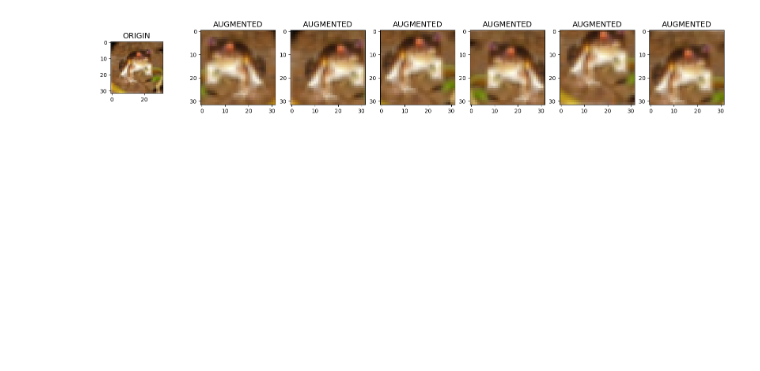
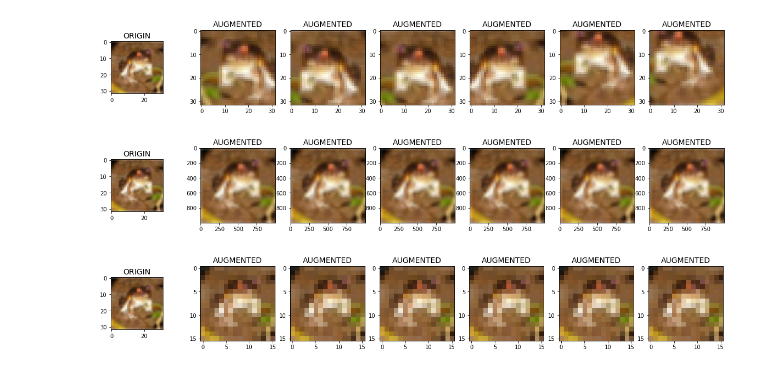
Before and after one commit to MU-PING/Image-augmentation, a Jupyter notebook: by-tensorflow.ipynb, the cells around one changed output. Cells and saved outputs as stored; diff of their text form; code cells hidden in the pictures; blank space fills up the shorter version.

Commit message:
test inference mode

```diff
--- a/by-tensorflow.ipynb
+++ b/by-tensorflow.ipynb
@@ -15,20 +15,59 @@ TensorFlow version: 2.12.0
-# %%
-# upsampling and crop and flip horizontal
-data_augmentation = tf.keras.Sequential([
-    tf.keras.layers.Resizing(40, 40, interpolation='bilinear'),
-    tf.keras.layers.RandomCrop(32, 32),
-    tf.keras.layers.RandomFlip('horizontal')
-])
-
-plt.figure(figsize=(20, 6))
-ax = plt.subplot(1, 10, 1)
-ax.imshow(image)
-ax.set_title("ORIGIN", fontsize=14)
-
-for i in range(6):
-    augmented_image = data_augmentation(image)/255
-    ax = plt.subplot(1, 7, i+2)
-    ax.set_title("AUGMENTED", fontsize=14)
-    plt.imshow(augmented_image)
-# %% [output]
-[figure, removed]
+# %%
+# upsampling and crop and flip horizontal
+data_augmentation = tf.keras.Sequential([
+    tf.keras.layers.Resizing(40, 40, interpolation='bilinear'),
+    tf.keras.layers.RandomCrop(32, 32),
+    tf.keras.layers.RandomFlip('horizontal')
+])
+
+# trainig
+plt.figure(figsize=(20, 6))
+ax = plt.subplot(1, 10, 1)
+ax.imshow(image)
+ax.set_title("ORIGIN", fontsize=14)
+
+for i in range(6):
+    augmented_image = data_augmentation(image, training=True)/255
+    ax = plt.subplot(1, 7, i+2)
+    ax.set_title("AUGMENTED", fontsize=14)
+    plt.imshow(augmented_image)
+# %% [output]
+[figure, added]
+# %%
+# inference test Resizing - still work
+data_augmentation = tf.keras.Sequential([
+    tf.keras.layers.Resizing(1000, 1000, interpolation='bilinear'),
+])
+
+# trainig
+plt.figure(figsize=(20, 6))
+ax = plt.subplot(1, 10, 1)
+ax.imshow(image)
+ax.set_title("ORIGIN", fontsize=14)
+
+for i in range(6):
+    augmented_image = data_augmentation(image, training=False)/255
+    ax = plt.subplot(1, 7, i+2)
+    ax.set_title("AUGMENTED", fontsize=14)
+    plt.imshow(augmented_image)
+# %% [output]
+[figure, added]
+# %%
+# inference test RandomCrop - still work but crop center
+data_augmentation = tf.keras.Sequential([
+    tf.keras.layers.RandomCrop(16, 16),
+])
+
+# trainig
+plt.figure(figsize=(20, 6))
+ax = plt.subplot(1, 10, 1)
+ax.imshow(image)
+ax.set_title("ORIGIN", fontsize=14)
+
+for i in range(6):
+    augmented_image = data_augmentation(image, training=False)/255
+    ax = plt.subplot(1, 7, i+2)
+    ax.set_title("AUGMENTED", fontsize=14)
+    plt.imshow(augmented_image)
+# %% [output]
+[figure, added]
```
Also changed, not shown: parts of 2 cells of this notebook.
